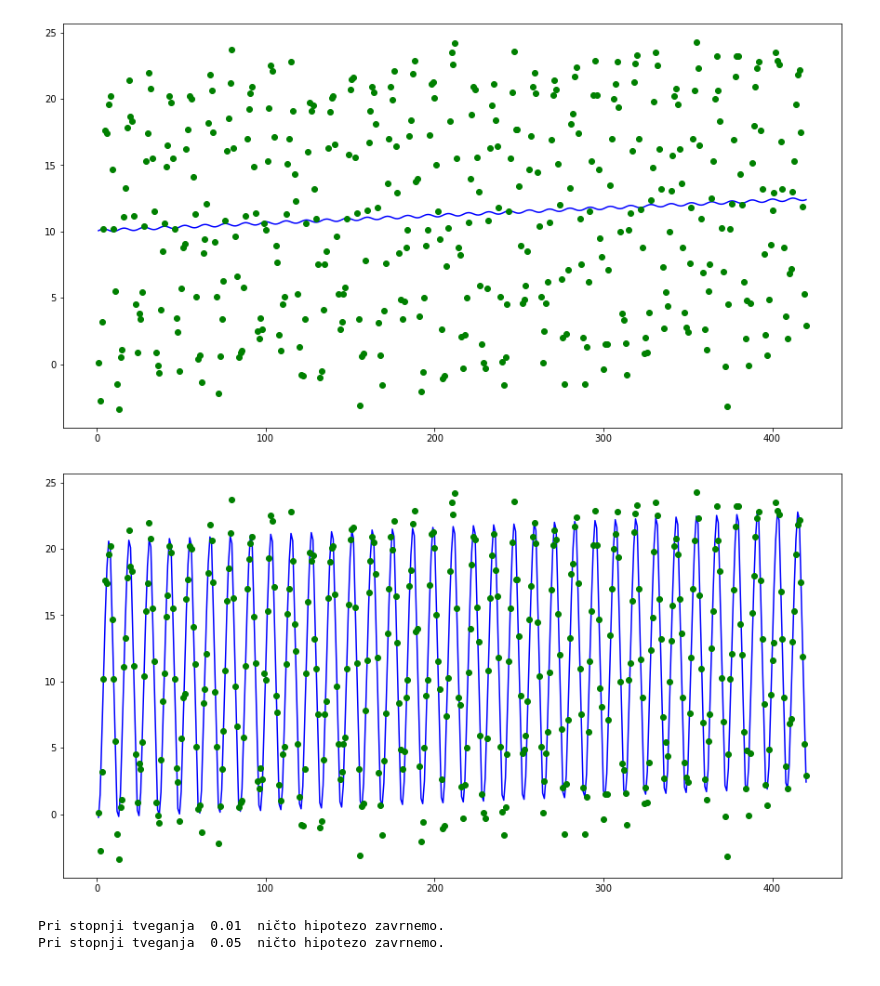
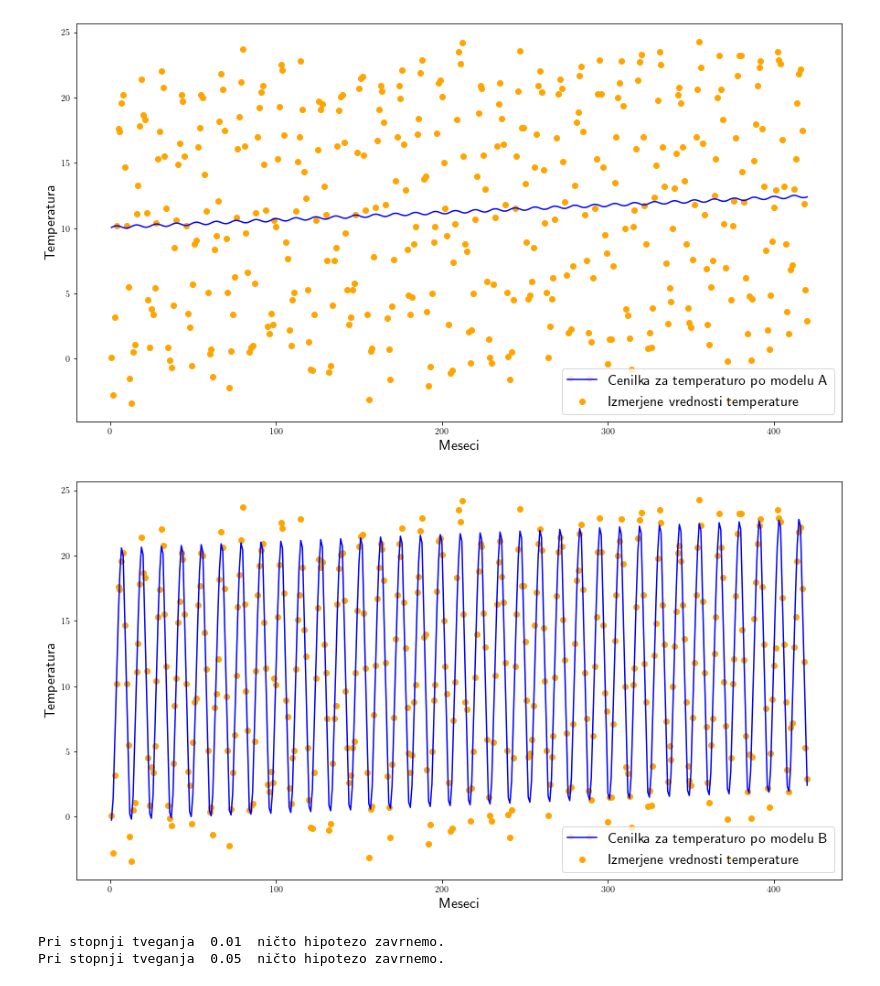
Before and after one commit to AndrazCepic/Projektna-naloga-iz-statistike, a Jupyter notebook: skripte/temperature.ipynb, the cells around one changed output. Drawn from its saved outputs; the diff is of its cells as text; code cells hidden in the pictures.

```diff
--- a/skripte/temperature.ipynb
+++ b/skripte/temperature.ipynb
@@ -3,6 +3,8 @@ import pandas as pd
 import numpy as np
 import matplotlib.pyplot as plt
 from scipy.stats import f
+
+plt.rcParams['text.usetex'] = True
 # %%
 temp_pd = pd.read_csv('../podatki/Temp_LJ.csv')
 
@@ -25,32 +25,48 @@ dim_a = min_kvadrati[2]
 # Graf cenilke modela A po mesečnih temperaturah
 fig, ax = plt.subplots(figsize=(15, 8))
 cas = np.linspace(1, temp.shape[0], temp.shape[0])
-ax.plot(cas, np.matmul(X, beta_a), color='blue')
-ax.plot(cas, temp, 'go')
+
+cenilka_plt, = ax.plot(cas, np.matmul(X, beta_a), color='blue')
+cenilka_plt.set_label('Cenilka za temperaturo po modelu A')
+
+opaz_plt = ax.scatter(cas, temp, color='orange', marker='o')
+opaz_plt.set_label('Izmerjene vrednosti temperature')
+
+ax.legend(fontsize=16)
+ax.set_xlabel('Meseci', fontsize=16)
+ax.set_ylabel('Temperatura', fontsize=16)
 fig.savefig('../rezultati/temperature_model_A.jpg', dpi=150)
 # %% [output]
-[figure, old version]
+[figure, new version]
 # %%
 # Širši model B
 X = np.linspace(1, temp.shape[0], temp.shape[0]).reshape(temp.shape[0], 1)
 B = np.array([np.identity(12) for i in range(int(temp.shape[0] / 12))])
 B = B.reshape((temp.shape[0], 12))
 X = np.concatenate((X, B), axis=-1)
 
 # Cenilka za Y pri modelu B
 min_kvadrati = np.linalg.lstsq(X, temp, rcond=None)
 beta_b = min_kvadrati[0]
 rss_b = min_kvadrati[1][0]
 dim_b = min_kvadrati[2]
 
 # Graf cenilke modela A po mesečnih temperaturah
 fig, ax = plt.subplots(figsize=(15, 8))
 cas = np.linspace(1, temp.shape[0], temp.shape[0])
-ax.plot(cas, np.matmul(X, beta_b), color='blue')
-ax.plot(cas, temp, 'go')
+
+cenilka_plt, = ax.plot(cas, np.matmul(X, beta_b), color='blue')
+cenilka_plt.set_label('Cenilka za temperaturo po modelu B')
+
+opaz_plt = ax.scatter(cas, temp, color='orange', marker='o')
+opaz_plt.set_label('Izmerjene vrednosti temperature')
+
+ax.legend(fontsize=16)
+ax.set_xlabel('Meseci', fontsize=16)
+ax.set_ylabel('Temperatura', fontsize=16)
 fig.savefig('../rezultati/temperature_model_B.jpg', dpi=150)
 # %% [output]
-[figure, old version]
+[figure, new version]
 # %%
 # Fisherjeva statistika in F-test
 F = ((rss_a - rss_b) / (dim_b - dim_a)) / (rss_b / (temp.shape[0] - dim_b))
```
Also changed, not shown: parts of 1 cell of this notebook, 7 other files.
